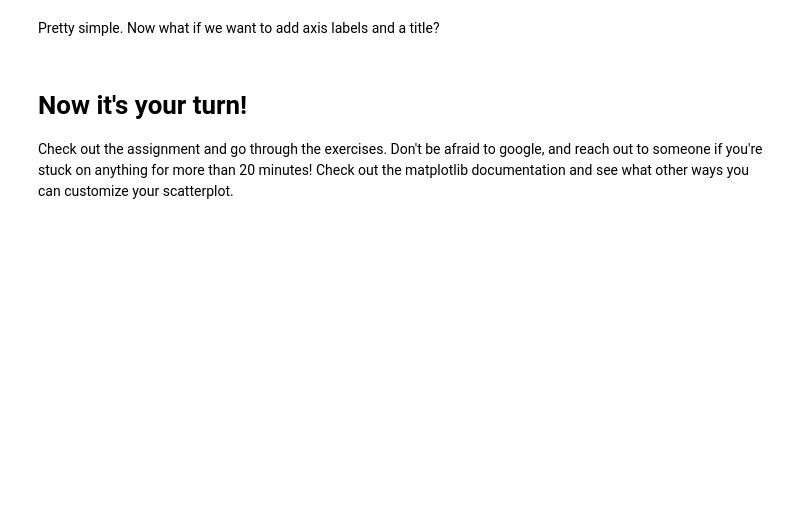
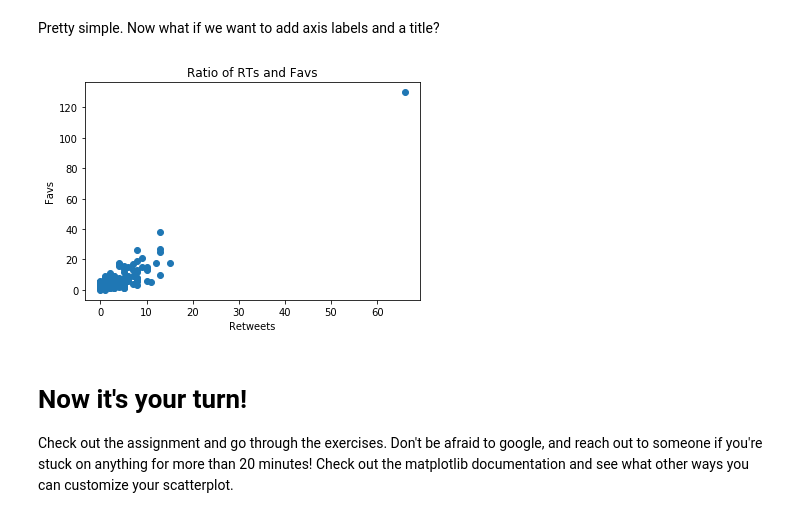
Before and after one commit to slashgod/Garagescript, a Jupyter notebook: Copy_of_Copy_of_LSDS_Intro_Lecture_2_Intro_to_Data_Exploration.ipynb, the cells around one changed output. Cells and saved outputs as stored; diff of their text form; code cells hidden in the pictures; blank space fills up the shorter version.

```diff
--- a/Copy_of_Copy_of_LSDS_Intro_Lecture_2_Intro_to_Data_Exploration.ipynb
+++ b/Copy_of_Copy_of_LSDS_Intro_Lecture_2_Intro_to_Data_Exploration.ipynb
@@ -592,11 +596,13 @@ plt.show()
 # %% [markdown]
 Pretty simple. Now what if we want to add axis labels and a title?
 # %%
-plt.scatter(df['age'], df['fare'])
-plt.xlabel('Age')
-plt.ylabel('Fare')
-plt.title("Age by Fare")
+plt.scatter(df['retweets'], df['favorites'])
+plt.xlabel('Retweets')
+plt.ylabel('Favs')
+plt.title("Ratio of RTs and Favs")
 plt.show()
+# %% [output]
+[figure, added]
 # %% [markdown]
 # Now it's your turn!
 
```
Also changed, not shown: parts of 2 cells of this notebook.
